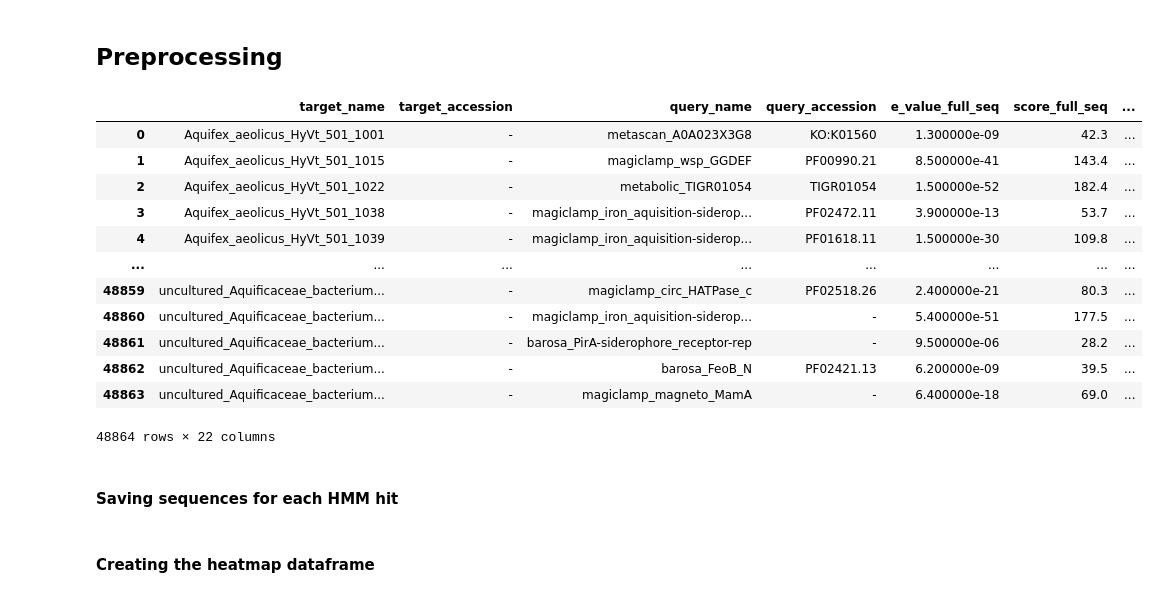
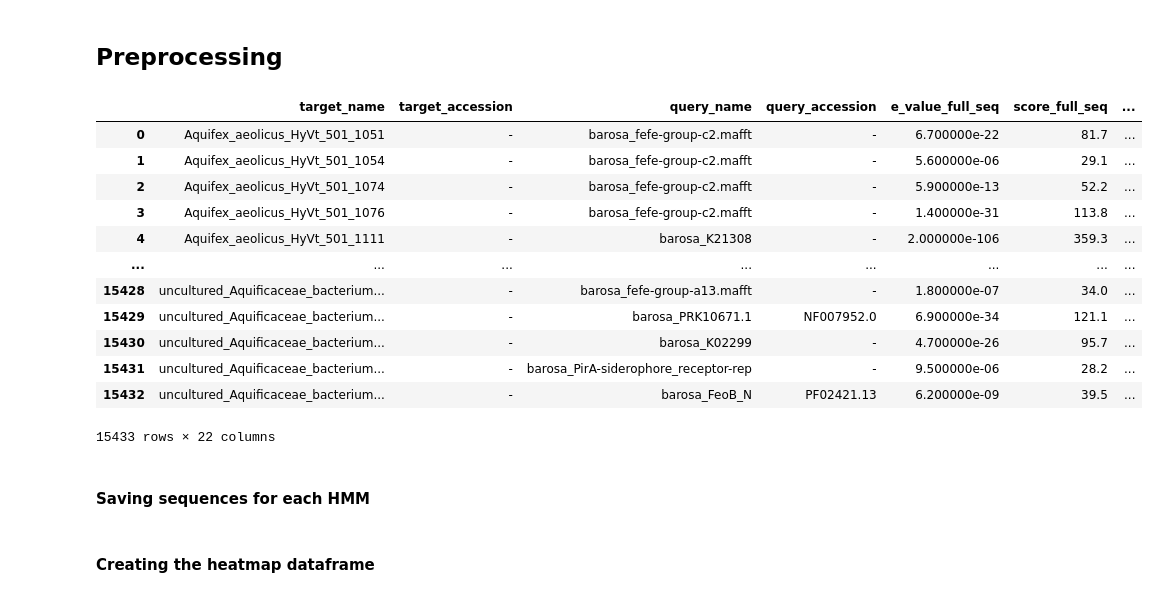
Before and after one commit to giovannellilab/faro-hmm, a Jupyter notebook: notebooks/Pipeline.ipynb, the cells around one changed output. Drawn from its saved outputs; the diff is of its cells as text; code cells hidden in the pictures.

```diff
--- a/notebooks/Pipeline.ipynb
+++ b/notebooks/Pipeline.ipynb
@@ -78,32 +82,30 @@ hits_df
 ## Preprocessing
 # %%
 # Filter by selected source
-hits_df = hits_df[hits_df["target_name"].str.startswith(SOURCES)]
+hits_df = hits_df[hits_df["query_name"].str.startswith(tuple(SOURCES))]
 
 # Filter by e-value threshold
 hits_df = hits_df[hits_df["e_value_full_seq"] <= E_VALUE_THR]
 
 # Get only those hits with the lowest E-value
-hits_df_min = hits_df.loc[
+hits_df = hits_df.loc[
     hits_df.groupby("target_name")["e_value_full_seq"].idxmin()
 ].reset_index(drop=True)
 
-del hits_df
-
-hits_df_min
+hits_df
 # %% [output]
 |  | target_name | target_accession | query_name | query_accession | e_value_full_seq | score_full_seq | ... |
-| 0 | Aquifex_aeolicus_HyVt_501_1001 | - | metascan_A0A023X3G8 | KO:K01560 | 1.300000e-09 | 42.3 | ... |
-| 1 | Aquifex_aeolicus_HyVt_501_1015 | - | magiclamp_wsp_GGDEF | PF00990.21 | 8.500000e-41 | 143.4 | ... |
-| 2 | Aquifex_aeolicus_HyVt_501_1022 | - | metabolic_TIGR01054 | TIGR01054 | 1.500000e-52 | 182.4 | ... |
-| 3 | Aquifex_aeolicus_HyVt_501_1038 | - | magiclamp_iron_aquisition-siderop... | PF02472.11 | 3.900000e-13 | 53.7 | ... |
-| 4 | Aquifex_aeolicus_HyVt_501_1039 | - | magiclamp_iron_aquisition-siderop... | PF01618.11 | 1.500000e-30 | 109.8 | ... |
+| 0 | Aquifex_aeolicus_HyVt_501_1051 | - | barosa_fefe-group-c2.mafft | - | 6.700000e-22 | 81.7 | ... |
+| 1 | Aquifex_aeolicus_HyVt_501_1054 | - | barosa_fefe-group-c2.mafft | - | 5.600000e-06 | 29.1 | ... |
+| 2 | Aquifex_aeolicus_HyVt_501_1074 | - | barosa_fefe-group-c2.mafft | - | 5.900000e-13 | 52.2 | ... |
+| 3 | Aquifex_aeolicus_HyVt_501_1076 | - | barosa_fefe-group-c2.mafft | - | 1.400000e-31 | 113.8 | ... |
+| 4 | Aquifex_aeolicus_HyVt_501_1111 | - | barosa_K21308 | - | 2.000000e-106 | 359.3 | ... |
 | ... | ... | ... | ... | ... | ... | ... | ... |
-| 48859 | uncultured_Aquificaceae_bacterium... | - | magiclamp_circ_HATPase_c | PF02518.26 | 2.400000e-21 | 80.3 | ... |
-| 48860 | uncultured_Aquificaceae_bacterium... | - | magiclamp_iron_aquisition-siderop... | - | 5.400000e-51 | 177.5 | ... |
-| 48861 | uncultured_Aquificaceae_bacterium... | - | barosa_PirA-siderophore_receptor-rep | - | 9.500000e-06 | 28.2 | ... |
-| 48862 | uncultured_Aquificaceae_bacterium... | - | barosa_FeoB_N | PF02421.13 | 6.200000e-09 | 39.5 | ... |
-| 48863 | uncultured_Aquificaceae_bacterium... | - | magiclamp_magneto_MamA | - | 6.400000e-18 | 69.0 | ... |
+| 15428 | uncultured_Aquificaceae_bacterium... | - | barosa_fefe-group-a13.mafft | - | 1.800000e-07 | 34.0 | ... |
+| 15429 | uncultured_Aquificaceae_bacterium... | - | barosa_PRK10671.1 | NF007952.0 | 6.900000e-34 | 121.1 | ... |
+| 15430 | uncultured_Aquificaceae_bacterium... | - | barosa_K02299 | - | 4.700000e-26 | 95.7 | ... |
+| 15431 | uncultured_Aquificaceae_bacterium... | - | barosa_PirA-siderophore_receptor-rep | - | 9.500000e-06 | 28.2 | ... |
+| 15432 | uncultured_Aquificaceae_bacterium... | - | barosa_FeoB_N | PF02421.13 | 6.200000e-09 | 39.5 | ... |
-48864 rows × 22 columns
+15433 rows × 22 columns
 # %% [markdown]
-#### Saving sequences for each HMM hit
+#### Saving sequences for each HMM
```
Also changed, not shown: parts of 4 cells of this notebook.
